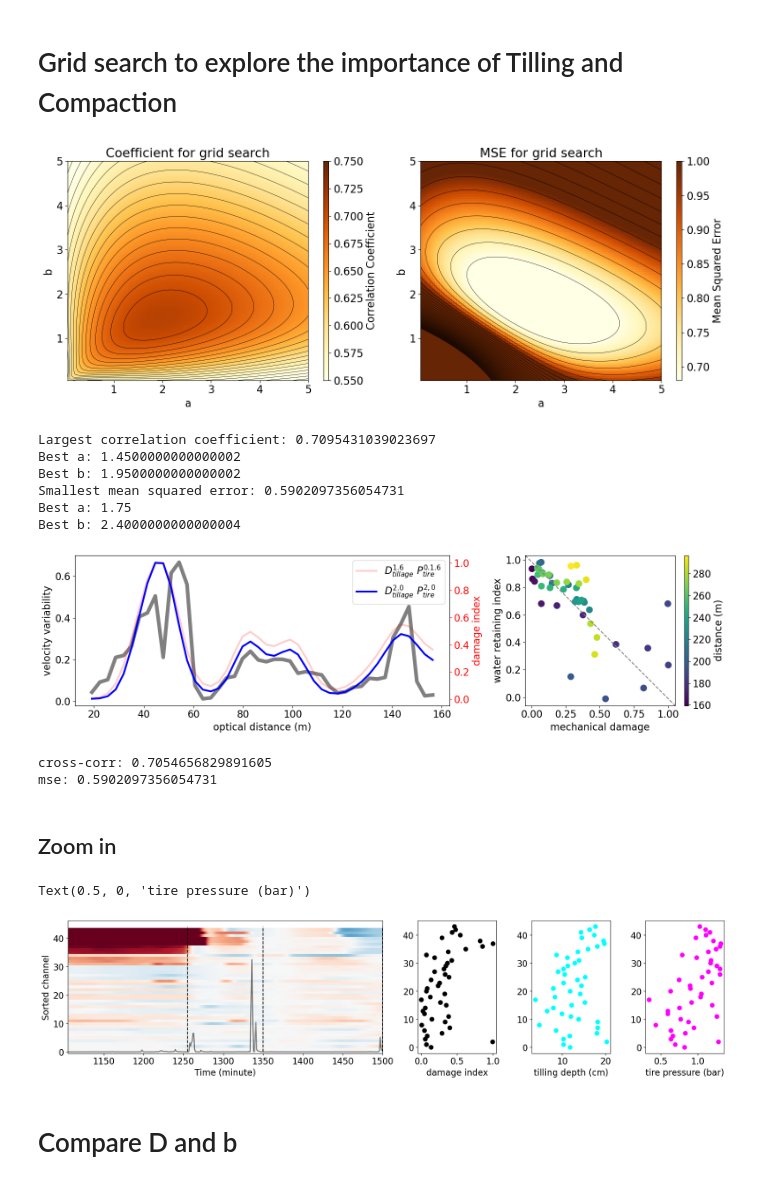
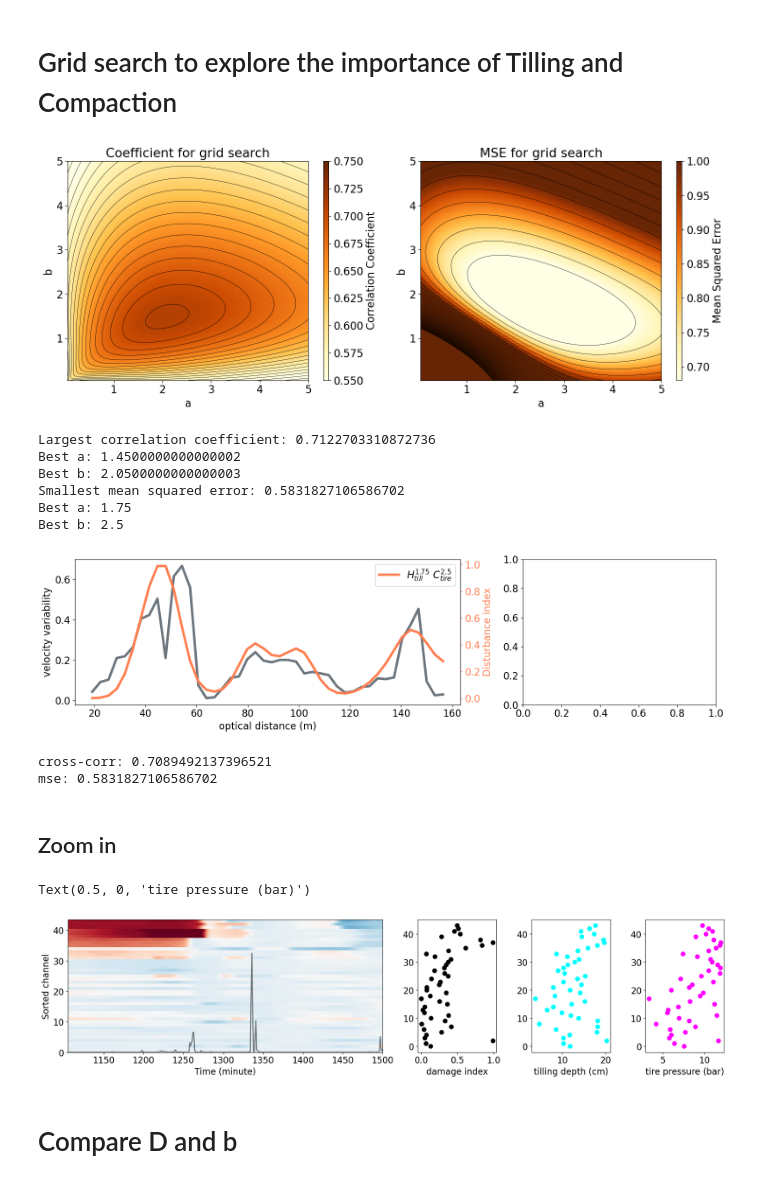
Before and after one commit to Denolle-Lab/FarmDAS, a Jupyter notebook: dvv_and_model/Fig3_spatial_damage.ipynb, the cells around one changed output. Cells and saved outputs as stored; diff of their text form; code cells hidden in the pictures.

```diff
--- a/dvv_and_model/Fig3_spatial_damage.ipynb
+++ b/dvv_and_model/Fig3_spatial_damage.ipynb
@@ -61,7 +61,8 @@ hrax=[dt.strftime('%H') for dt in tax]
 # %%
 #### Use three-plot width as the spare the width
 tillage = np.array([0,0,0,   10, 0, 25, 0, 10, 25, 25, 0, 10,    0,0,0,    25, 25, 0, 0, 0, 10, 10, 10, 25,    0,0,0,   10, 10, 0, 0, 10, 25, 0, 25, 25])
-tire = np.array([0,0,0,  7, 7, 12, 7, 12, 7, 7, 12, 7,    0,0,0,     12, 7, 7, 12, 7, 12, 7, 7, 7,    0,0,0,    12, 7, 7, 12, 7, 7, 7, 7, 12])
+# tire = np.array([0,0,0,  7, 7, 12, 7, 12, 7, 7, 12, 7,    0,0,0,     12, 7, 7, 12, 7, 12, 7, 7, 7,    0,0,0,    12, 7, 7, 12, 7, 7, 7, 7, 12])
+tire = np.array([0,0,0,  70, 70, 100, 70, 100, 70, 70, 100, 70,    0,0,0,     100, 70, 70, 100, 70, 100, 70, 70, 70,    0,0,0,    100, 70, 70, 100, 70, 70, 70, 70, 100])
 randomness = np.array([-1,-1,-1, 1, 2, 2, 0, 2, 0, 2, 2, 0, -1,-1,-1, 2, 0, 2, 2, 0, 2, 2, 0, 2, -1,-1,-1, 2, 0, 2, 2, 2, 0, 0, 2, 2])
 
 #### Interpolate tillage and tire pressure
@@ -260,53 +261,53 @@ best_b_mse = b_values[mse_index[1]]
 
 print(f"Smallest mean squared error: {min_mse}")
 print(f"Best a: {best_a_mse}")
 print(f"Best b: {best_b_mse}")
 
 ### plot the spatial variability
 fig, (ax1, ax2) = plt.subplots(1, 2, figsize=(16, 4.5), gridspec_kw={'width_ratios': [2, 1]}, tight_layout=True)
 
 # Plot scaled variability and mechanical damage
-ax1.plot((np.arange(len(dvv_variability))+6)*3.19, dvv_variability, label='variability', lw=6, color='gray')
+ax1.plot((np.arange(len(dvv_variability))+6)*3.19, dvv_variability, label='variability', lw=4, color='#6C757D')
 # ax1.plot((np.arange(45)+50)*3.19, gaussian_filter1d(dvv_variability, sigma=2), label='smoothed variability', lw=6, color='k', linestyle='--')
 ax1.set_xlabel("optical distance (m)", fontsize=16)
 ax1.set_ylabel("velocity variability", fontsize=16)
 twinx = ax1.twinx()
 
-correlation, mse, scaled_mechanical, scaled_variability = compute_misfit(best_a, best_b, tillage_interpolated, tire_interpolated, dvv_variability)
-twinx.plot((np.arange(len(dvv_variability))+6)*3.19, scaled_mechanical/4, label='$D_{tillage}^{1.6}~P_{tire}^{0.1.6}$', lw=3, color='red', alpha=0.2)
+# correlation, mse, scaled_mechanical, scaled_variability = compute_misfit(best_a, best_b, tillage_interpolated, tire_interpolated, dvv_variability)
+# twinx.plot((np.arange(len(dvv_variability))+6)*3.19, scaled_mechanical/4, label='$D_{tillage}^{1.6}~P_{tire}^{0.1.6}$', lw=3, color='red', alpha=0.2)
 correlation, mse, scaled_mechanical, scaled_variability = compute_misfit(best_a_mse, best_b_mse, tillage_interpolated, tire_interpolated, dvv_variability)
-twinx.plot((np.arange(len(dvv_variability))+6)*3.19, scaled_mechanical/4, label='$D_{tillage}^{2.0}~P_{tire}^{2,0}$', lw=3, color='blue')
+twinx.plot((np.arange(len(dvv_variability))+6)*3.19, scaled_mechanical/4, label='$H_{till}^{1.75}~C_{tire}^{2.5}$', lw=4, color='Coral')
 
 # twinx.plot((np.arange(45)+50)*3.19, tire_interpolated, label='$D_{tillage}^{1.6}~P_{tire}^{1.6}$', lw=3, color='k')
 # twinx.plot((np.arange(45)+50)*3.19, tillage_interpolated * tire_interpolated/10, lw=3, color='purple')
-twinx.set_ylabel("damage index", fontsize=16, color='red')
-twinx.tick_params(axis='y', colors='red')
+twinx.set_ylabel("Disturbance index", fontsize=16, color='Coral')
+twinx.tick_params(axis='y', colors='Coral')
 twinx.legend(loc='upper right')
 
 # Covariance plot
-damage_index = scaled_mechanical/4
-ax2.plot([0, 1], [1, 0], transform=ax2.transAxes, color='gray', linestyle='--')
-cax = ax2.scatter(damage_index, 1 - scaled_variability/4, s=100,  cmap='viridis', c=(np.arange(len(dvv_variability))+50)*3.19)
-ax2.set_ylabel("water retaining index", fontsize=16)
-ax2.set_xlabel("mechanical damage", fontsize=16)
-fig.colorbar(cax, ax=ax2, label='distance (m)', aspect=40)
+# damage_index = scaled_mechanical/4
+# ax2.plot([0, 1], [1, 0], transform=ax2.transAxes, color='gray', linestyle='--')
+# cax = ax2.scatter(damage_index, 1 - scaled_variability/4, s=100,  cmap='viridis', c=(np.arange(len(dvv_variability))+50)*3.19)
+# ax2.set_ylabel("water retaining index", fontsize=16)
+# ax2.set_xlabel("mechanical damage", fontsize=16)
+# fig.colorbar(cax, ax=ax2, label='distance (m)', aspect=40)
 
 
 plt.show()
 
 print(f"cross-corr: {correlation}")
 print(f"mse: {mse}")
 # %% [output]
-[figure, old version]
+[figure, new version]
-Largest correlation coefficient: 0.7095431039023697
+Largest correlation coefficient: 0.7122703310872736
 Best a: 1.4500000000000002
-Best b: 1.9500000000000002
-Smallest mean squared error: 0.5902097356054731
+Best b: 2.0500000000000003
+Smallest mean squared error: 0.5831827106586702
 Best a: 1.75
-Best b: 2.4000000000000004
+Best b: 2.5
-[figure, old version]
+[figure, new version]
-cross-corr: 0.7054656829891605
-mse: 0.5902097356054731
+cross-corr: 0.7089492137396521
+mse: 0.5831827106586702
 # %%
 ## Save the damage index
 interp_paras = pd.DataFrame(data={'dvv_varibility': dvv_variability,
@@ -324,14 +327,15 @@ variability_indices1 = np.argsort(variability1) + 6
 
 fig, (ax1, ax2, ax3, ax4) = plt.subplots(1, 4, figsize=(18, 4.5), gridspec_kw={'width_ratios': [4, 1,1,1]}, tight_layout=True)
 
-im = ax1.pcolor(np.arange(2408), np.arange(44), smooth1d_dvv[variability_indices1], shading='auto', vmin=-0.4, vmax=0.4, cmap='RdBu_r')
+im = ax1.pcolor(np.arange(2408), np.arange(44), smooth1d_dvv[variability_indices1], shading='auto', vmin=-0.5, vmax=0.6, cmap='RdBu_r')
 
 ax1.set_xlabel('Time (minute)')
 ax1.set_ylabel('Sorted channel')
-ax1.vlines([1105, 1255, 1350, 1500], 0, 44, color='k', linestyle='--')
+# ax1.vlines([1105, 1255, 1350, 1500], 0, 44, color='k', linestyle='--')
 ax1.plot(ave_psd * 50, color='k', lw=2, alpha=0.5, label='rain proxy')
 ax1.set_xlim([1105,1500])
 plt.colorbar(im, ax=axs[3])
+ax1.set_ylim(0, 43.5)
 
 ax2.scatter(damage_index[variability_indices1-6], np.arange(44), s=60, color='k')
 ax2.set_xlabel('damage index')
@@ -343,7 +347,7 @@ ax4.scatter(tire_interpolated[variability_indices1-6]*1.5/10, np.arange(44), s=6
 ax4.set_xlabel('tire pressure (bar)')
 # %% [output]
 Text(0.5, 0, 'tire pressure (bar)')
-[figure, old version]
+[figure, new version]
 # %% [markdown]
 # Compare D and b
 # %%
```
Also changed, not shown: parts of 1 cell of this notebook, 6 other files.
